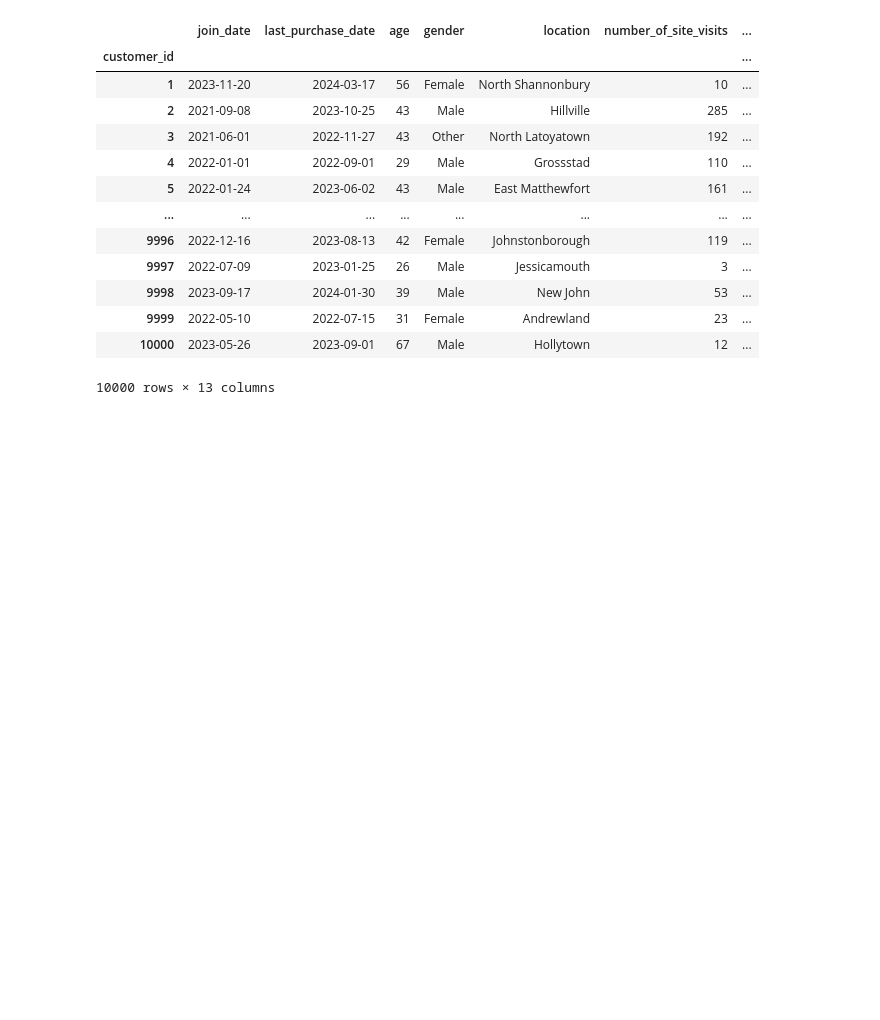
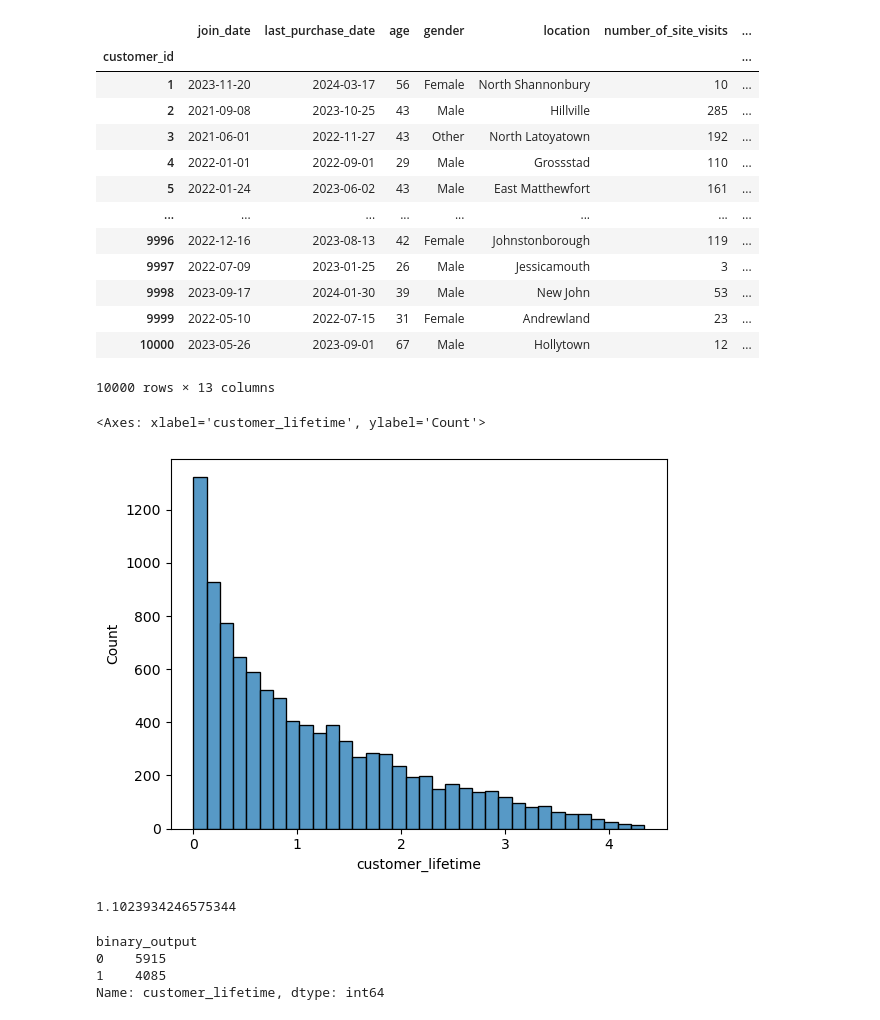
Before and after one commit to qmdismnp/Schulich_DS_MBAN, a Jupyter notebook: assignment 2.ipynb, the cells around one changed output. Drawn from its saved outputs; the diff is of its cells as text; code cells hidden in the pictures; blank space fills up the shorter version.

```diff
--- a/assignment 2.ipynb
+++ b/assignment 2.ipynb
@@ -289,6 +303,6 @@ Feature engineering
 # %%
 #create a new column named 'average_purchase_value'
-joint_data_yes['average_purchase_value_per_transaction'] = joint_data_yes['transaction_amount']/joint_data_yes['transaction_id']
+joint_data_yes['avg_purchase_per_transaction'] = joint_data_yes['transaction_amount']/joint_data_yes['transaction_id']
 joint_data_yes
 # %% [output]
 |  | join_date | last_purchase_date | age | gender | location | number_of_site_visits | ... |
@@ -326,3 +340,14 @@ joint_data_yes
 | 9999 | 2022-05-10 | 2022-07-15 | 31 | Female | Andrewland | 23 | ... |
 | 10000 | 2023-05-26 | 2023-09-01 | 67 | Male | Hollytown | 12 | ... |
 10000 rows × 13 columns
+# %%
+sns.histplot(joint_data_yes['customer_lifetime'])
+# %% [output]
+<Axes: xlabel='customer_lifetime', ylabel='Count'>
+[figure, added]
+# %%
+#as the customer staying longer with the company, they have the chance to have higher transactions
+#so I classify the customer_lifetime based on the mean()
+joint_data_yes['customer_lifetime'].mean()
+# %% [output]
+1.1023934246575344
@@ -329,3 +356,10 @@ joint_data_yes
+# %%
+joint_data_yes.groupby('binary_output')['customer_lifetime'].count()
+# %% [output]
+binary_output
+0    5915
+1    4085
+Name: customer_lifetime, dtype: int64
 # %%
 from sklearn.preprocessing import StandardScaler,LabelEncoder
 
```
Also changed, not shown: parts of 59 cells of this notebook.
